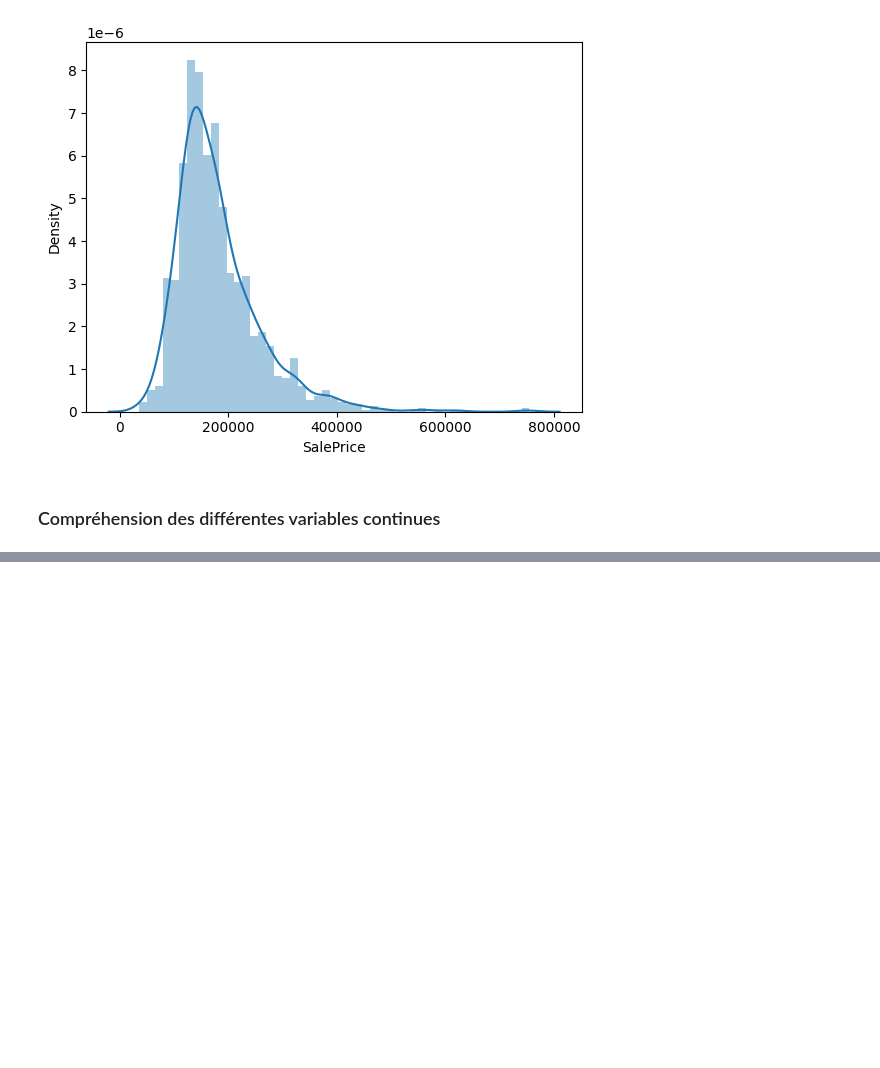
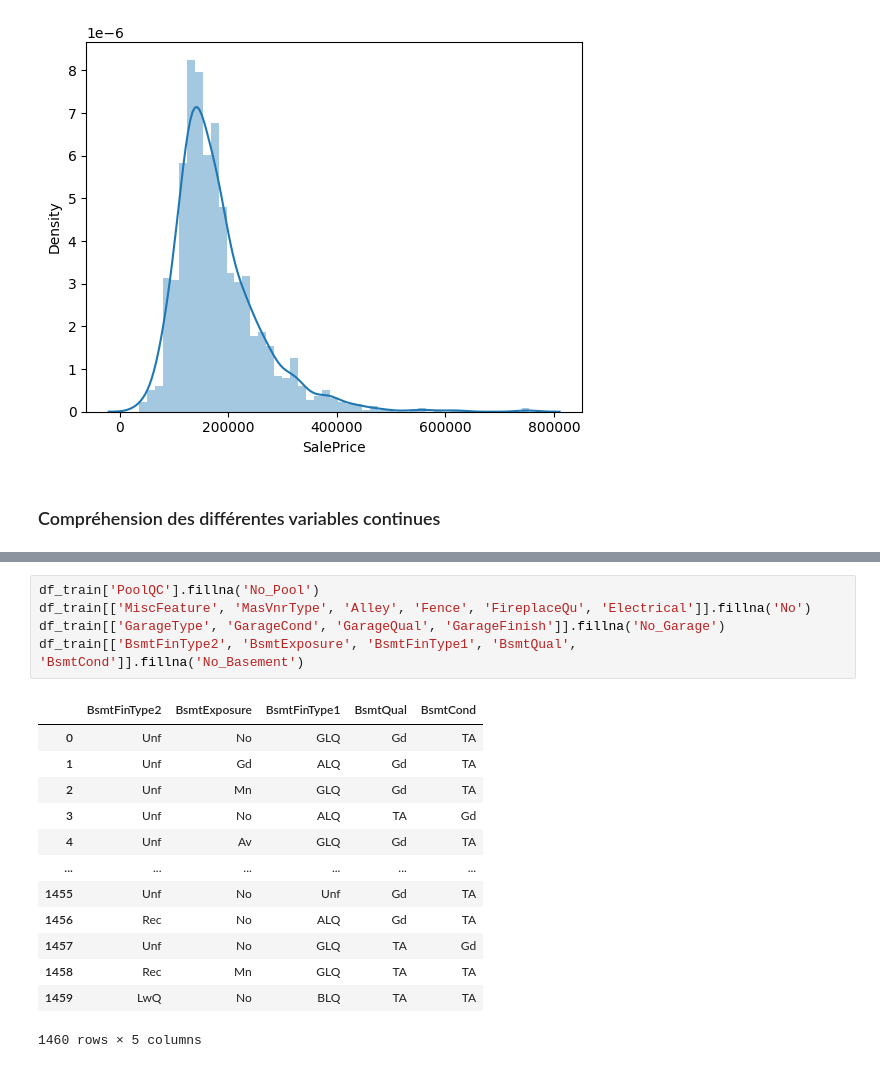
Before and after one commit to Xylot0/KaggleProjects, a Jupyter notebook: housing-prices.ipynb, the cells around one changed output, grey strips where cells are left out. Saved outputs shown, nothing was run; the diff lists cells and outputs as text; blank space fills up the shorter version.

```diff
--- a/housing-prices.ipynb
+++ b/housing-prices.ipynb
@@ -146,0 +185,19 @@ for col in int_variables.columns:
+# %%
+df_train['PoolQC'].fillna('No_Pool')
+df_train[['MiscFeature', 'MasVnrType', 'Alley', 'Fence', 'FireplaceQu', 'Electrical']].fillna('No')
+df_train[['GarageType', 'GarageCond', 'GarageQual', 'GarageFinish']].fillna('No_Garage')
+df_train[['BsmtFinType2', 'BsmtExposure', 'BsmtFinType1', 'BsmtQual', 'BsmtCond']].fillna('No_Basement')
+# %% [output]
+|  | BsmtFinType2 | BsmtExposure | BsmtFinType1 | BsmtQual | BsmtCond |
+| 0 | Unf | No | GLQ | Gd | TA |
+| 1 | Unf | Gd | ALQ | Gd | TA |
+| 2 | Unf | Mn | GLQ | Gd | TA |
+| 3 | Unf | No | ALQ | TA | Gd |
+| 4 | Unf | Av | GLQ | Gd | TA |
+| ... | ... | ... | ... | ... | ... |
+| 1455 | Unf | No | Unf | Gd | TA |
+| 1456 | Rec | No | ALQ | Gd | TA |
+| 1457 | Unf | No | GLQ | TA | Gd |
+| 1458 | Rec | Mn | GLQ | TA | TA |
+| 1459 | LwQ | No | BLQ | TA | TA |
+1460 rows × 5 columns
```
Also changed, not shown: parts of 7 cells of this notebook.
